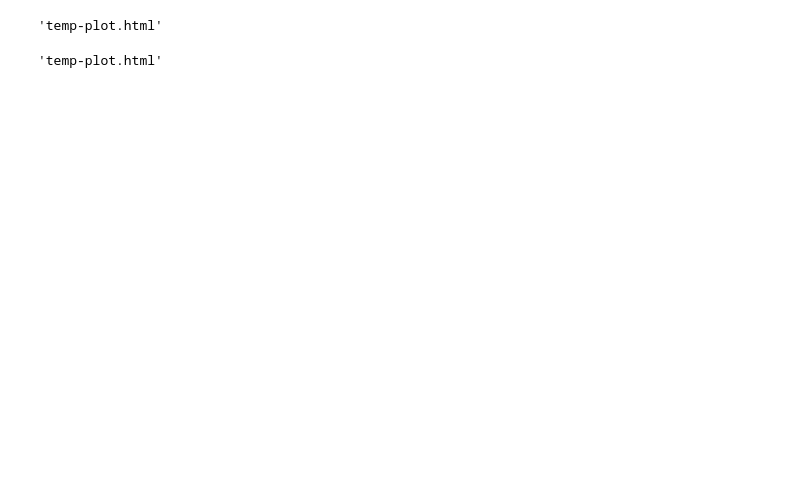
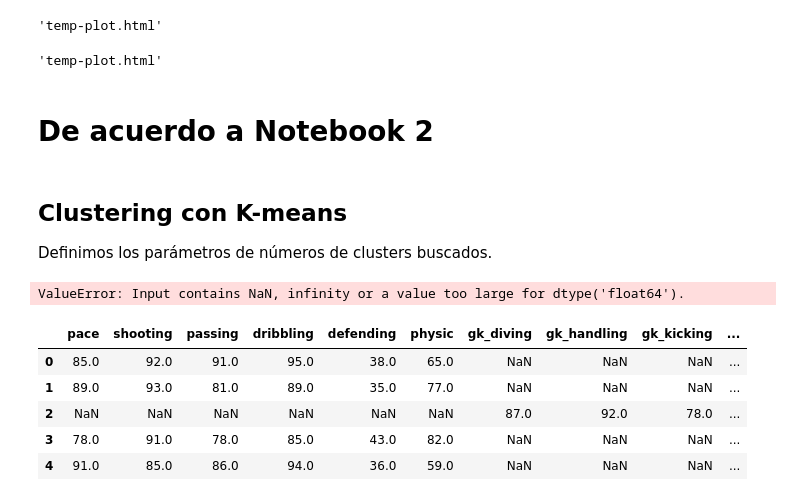
Before and after one commit to DiploDatos-Grupo2/AprendizajeNoSupervisado, a Jupyter notebook: TrabajoEntregable.ipynb, the cells around one changed output. Cells and saved outputs as stored; diff of their text form; code cells hidden in the pictures; blank space fills up the shorter version.

Commit message:
comienzo notebook2

```diff
--- a/TrabajoEntregable.ipynb
+++ b/TrabajoEntregable.ipynb
@@ -366,3 +366,32 @@ fig = go.Figure(data=data, layout=layout)
 plot(fig)
 # %% [output]
 'temp-plot.html'
+# %% [markdown]
+# De acuerdo a Notebook 2
+# %% [markdown]
+## Clustering con K-means
+Definimos los parámetros de números de clusters buscados.
+# %%
+from sklearn.cluster import KMeans,MeanShift
+from sklearn import decomposition
+
+# Número de clusters buscado
+n_clust = 5
+
+km = KMeans(n_clusters=n_clust)
+km.fit(df_skills) #utiliza todas las habilidades: 34 dimensiones
+
+# Recuperacion de etiquetas
+clusters = km.labels_
+print('Suma de los cuadrados de las distancias al cluster=Inertia= ', km.inertia_)
+# %% [output]
+ValueError: Input contains NaN, infinity or a value too large for dtype('float64').
+# %%
+df_skills.head()
+# %% [output]
+|  | pace | shooting | passing | dribbling | defending | physic | gk_diving | gk_handling | gk_kicking | ... |
+| 0 | 85.0 | 92.0 | 91.0 | 95.0 | 38.0 | 65.0 | NaN | NaN | NaN | ... |
+| 1 | 89.0 | 93.0 | 81.0 | 89.0 | 35.0 | 77.0 | NaN | NaN | NaN | ... |
+| 2 | NaN | NaN | NaN | NaN | NaN | NaN | 87.0 | 92.0 | 78.0 | ... |
+| 3 | 78.0 | 91.0 | 78.0 | 85.0 | 43.0 | 82.0 | NaN | NaN | NaN | ... |
+| 4 | 91.0 | 85.0 | 86.0 | 94.0 | 36.0 | 59.0 | NaN | NaN | NaN | ... |
```
Also changed, not shown: parts of 5 cells of this notebook, 1 other file.
